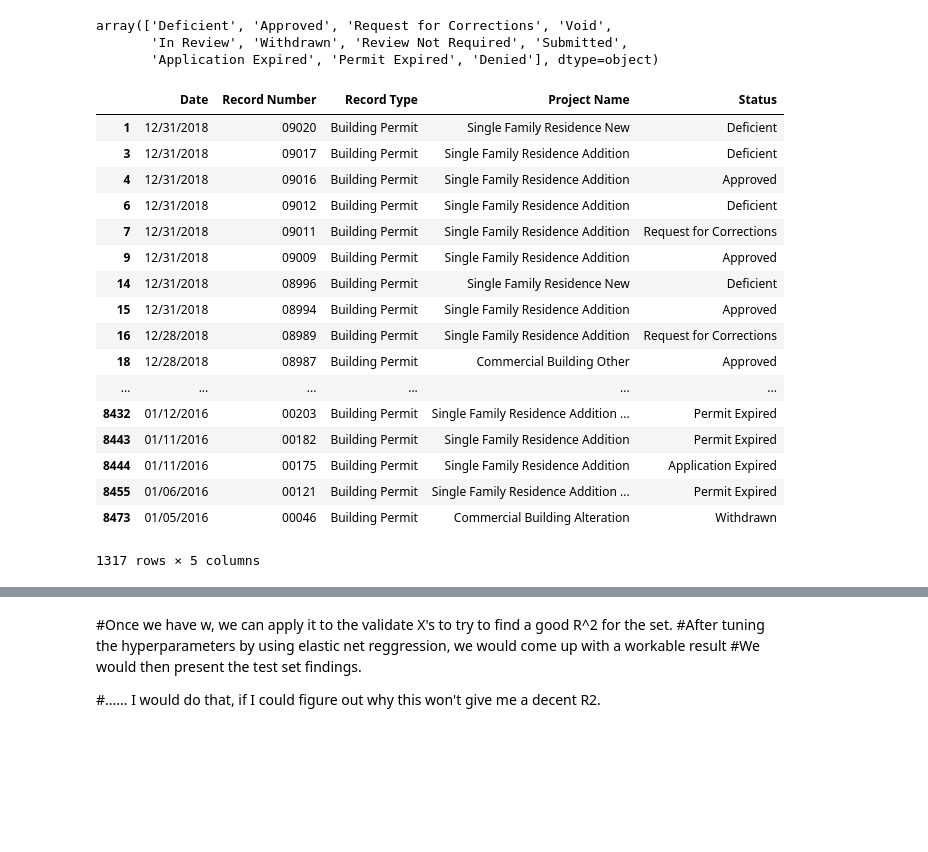
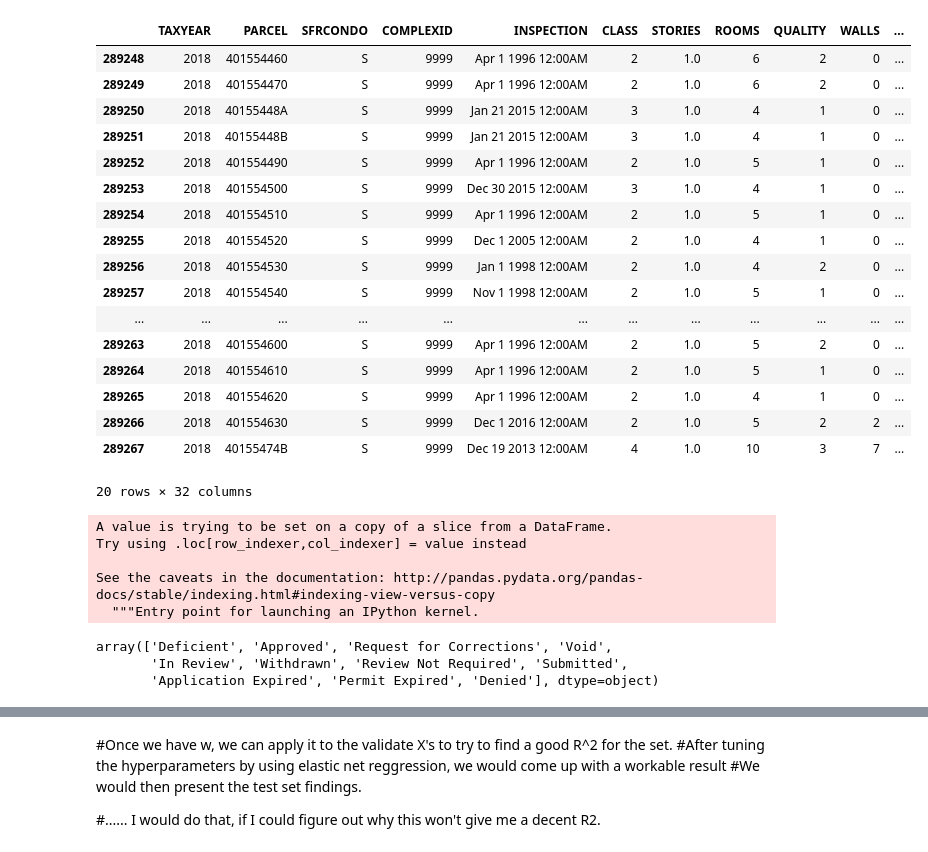
Before and after one commit to Palumboss/class, a Jupyter notebook: Presentations/Housing_Project1/Project2_Sale_Price.ipynb, the cells around one changed output, grey strips where cells are left out. Saved outputs shown, nothing was run; the diff lists cells and outputs as text; code cells hidden in the pictures; blank space fills up the shorter version.

```diff
--- a/Presentations/Housing_Project1/Project2_Sale_Price.ipynb
+++ b/Presentations/Housing_Project1/Project2_Sale_Price.ipynb
@@ -27,0 +80,21 @@ record = record[ (record.Status != "Final" ) & (record.Status != "Issued") & (re
+# %%
+res2018[-20:]
+# %% [output]
+|  | TAXYEAR | PARCEL | SFRCONDO | COMPLEXID | INSPECTION | CLASS | STORIES | ROOMS | QUALITY | WALLS | ... |
+| 289248 | 2018 | 401554460 | S | 9999 | Apr 1 1996 12:00AM | 2 | 1.0 | 6 | 2 | 0 | ... |
+| 289249 | 2018 | 401554470 | S | 9999 | Apr 1 1996 12:00AM | 2 | 1.0 | 6 | 2 | 0 | ... |
+| 289250 | 2018 | 40155448A | S | 9999 | Jan 21 2015 12:00AM | 3 | 1.0 | 4 | 1 | 0 | ... |
+| 289251 | 2018 | 40155448B | S | 9999 | Jan 21 2015 12:00AM | 3 | 1.0 | 4 | 1 | 0 | ... |
+| 289252 | 2018 | 401554490 | S | 9999 | Apr 1 1996 12:00AM | 2 | 1.0 | 5 | 1 | 0 | ... |
+| 289253 | 2018 | 401554500 | S | 9999 | Dec 30 2015 12:00AM | 3 | 1.0 | 4 | 1 | 0 | ... |
+| 289254 | 2018 | 401554510 | S | 9999 | Apr 1 1996 12:00AM | 2 | 1.0 | 5 | 1 | 0 | ... |
+| 289255 | 2018 | 401554520 | S | 9999 | Dec 1 2005 12:00AM | 2 | 1.0 | 4 | 1 | 0 | ... |
+| 289256 | 2018 | 401554530 | S | 9999 | Jan 1 1998 12:00AM | 2 | 1.0 | 4 | 2 | 0 | ... |
+| 289257 | 2018 | 401554540 | S | 9999 | Nov 1 1998 12:00AM | 2 | 1.0 | 5 | 1 | 0 | ... |
+| ... | ... | ... | ... | ... | ... | ... | ... | ... | ... | ... | ... |
+| 289263 | 2018 | 401554600 | S | 9999 | Apr 1 1996 12:00AM | 2 | 1.0 | 5 | 2 | 0 | ... |
+| 289264 | 2018 | 401554610 | S | 9999 | Apr 1 1996 12:00AM | 2 | 1.0 | 5 | 1 | 0 | ... |
+| 289265 | 2018 | 401554620 | S | 9999 | Apr 1 1996 12:00AM | 2 | 1.0 | 4 | 1 | 0 | ... |
+| 289266 | 2018 | 401554630 | S | 9999 | Dec 1 2016 12:00AM | 2 | 1.0 | 5 | 2 | 2 | ... |
+| 289267 | 2018 | 40155474B | S | 9999 | Dec 19 2013 12:00AM | 4 | 1.0 | 10 | 3 | 7 | ... |
+20 rows × 32 columns
@@ -30,5 +105,11 @@ records = record["Record Number"].str[5:]
 # %%
-record["Record Number"] = records
+#record["Record Number"] = records
+# %% [output]
+A value is trying to be set on a copy of a slice from a DataFrame.
+Try using .loc[row_indexer,col_indexer] = value instead
+
+See the caveats in the documentation: http://pandas.pydata.org/pandas-docs/stable/indexing.html#indexing-view-versus-copy
+  """Entry point for launching an IPython kernel.
 # %%
 record.Status.unique()
 
@@ -37,26 +118,5 @@ record.Status.unique()
 array(['Deficient', 'Approved', 'Request for Corrections', 'Void',
        'In Review', 'Withdrawn', 'Review Not Required', 'Submitted',
        'Application Expired', 'Permit Expired', 'Denied'], dtype=object)
-# %%
-record
-# %% [output]
-|  | Date | Record Number | Record Type | Project Name | Status |
-| 1 | 12/31/2018 | 09020 | Building Permit | Single Family Residence New | Deficient |
-| 3 | 12/31/2018 | 09017 | Building Permit | Single Family Residence Addition | Deficient |
-| 4 | 12/31/2018 | 09016 | Building Permit | Single Family Residence Addition | Approved |
-| 6 | 12/31/2018 | 09012 | Building Permit | Single Family Residence Addition | Deficient |
-| 7 | 12/31/2018 | 09011 | Building Permit | Single Family Residence Addition | Request for Corrections |
-| 9 | 12/31/2018 | 09009 | Building Permit | Single Family Residence Addition | Approved |
-| 14 | 12/31/2018 | 08996 | Building Permit | Single Family Residence New | Deficient |
-| 15 | 12/31/2018 | 08994 | Building Permit | Single Family Residence Addition | Approved |
-| 16 | 12/28/2018 | 08989 | Building Permit | Single Family Residence Addition | Request for Corrections |
-| 18 | 12/28/2018 | 08987 | Building Permit | Commercial Building Other | Approved |
-| ... | ... | ... | ... | ... | ... |
-| 8432 | 01/12/2016 | 00203 | Building Permit | Single Family Residence Addition ... | Permit Expired |
-| 8443 | 01/11/2016 | 00182 | Building Permit | Single Family Residence Addition | Permit Expired |
-| 8444 | 01/11/2016 | 00175 | Building Permit | Single Family Residence Addition | Application Expired |
-| 8455 | 01/06/2016 | 00121 | Building Permit | Single Family Residence Addition ... | Permit Expired |
-| 8473 | 01/05/2016 | 00046 | Building Permit | Commercial Building Alteration | Withdrawn |
-1317 rows × 5 columns
 # %%
 res2017.shape
```
Also changed, not shown: parts of 15 cells of this notebook, 2 other files.
